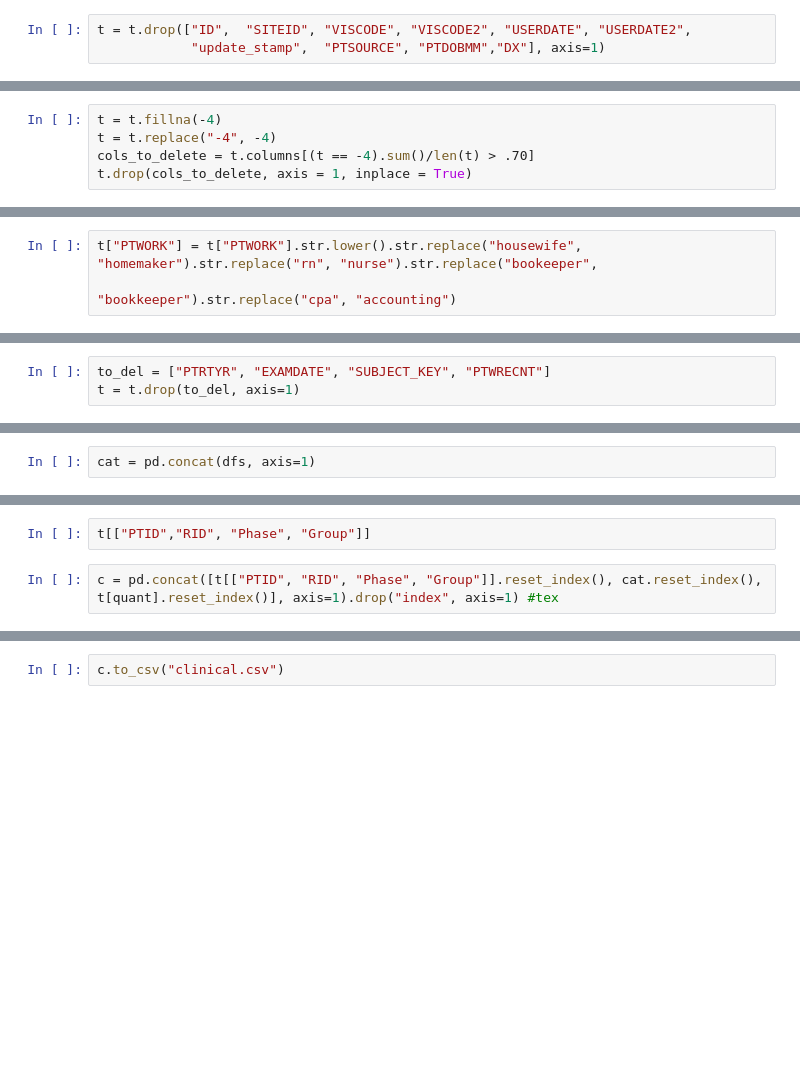
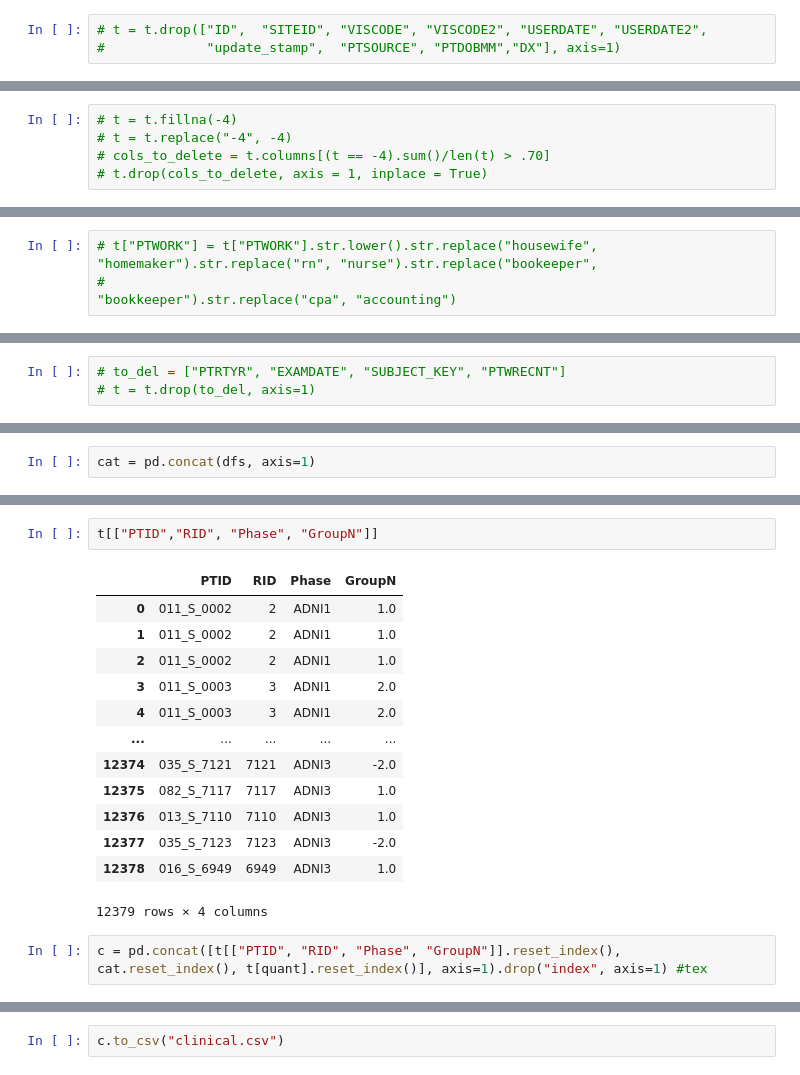
Before and after one commit to iponugoti/ADDetection, a Jupyter notebook: preprocess_clinical/create_clinical_dataset.ipynb, the cells around one changed output, grey strips where cells are left out. Drawn from its saved outputs; the diff is of its cells as text; blank space fills up the shorter version.

```diff
--- a/preprocess_clinical/create_clinical_dataset.ipynb
+++ b/preprocess_clinical/create_clinical_dataset.ipynb
@@ -92,3 +147,3 @@ t.head()
 # %%
-t = t.drop(["ID",  "SITEID", "VISCODE", "VISCODE2", "USERDATE", "USERDATE2",
-            "update_stamp",  "PTSOURCE", "PTDOBMM","DX"], axis=1)
+# t = t.drop(["ID",  "SITEID", "VISCODE", "VISCODE2", "USERDATE", "USERDATE2",
+#             "update_stamp",  "PTSOURCE", "PTDOBMM","DX"], axis=1)
@@ -99,7 +160,7 @@ t.columns
 # %%
-t = t.fillna(-4)
-t = t.replace("-4", -4)
-cols_to_delete = t.columns[(t == -4).sum()/len(t) > .70]
-t.drop(cols_to_delete, axis = 1, inplace = True)
+# t = t.fillna(-4)
+# t = t.replace("-4", -4)
+# cols_to_delete = t.columns[(t == -4).sum()/len(t) > .70]
+# t.drop(cols_to_delete, axis = 1, inplace = True)
 # %%
 len(t.columns)
@@ -106,5 +181,5 @@ len(t.columns)
 # %%
-t["PTWORK"] = t["PTWORK"].str.lower().str.replace("housewife", "homemaker").str.replace("rn", "nurse").str.replace("bookeeper",
-                                                                                                                   "bookkeeper").str.replace("cpa", "accounting")
+# t["PTWORK"] = t["PTWORK"].str.lower().str.replace("housewife", "homemaker").str.replace("rn", "nurse").str.replace("bookeeper",
+#                                                                                                                    "bookkeeper").str.replace("cpa", "accounting")
 # %%
 t["PTWORK"] = t["PTWORK"].fillna("-4").astype(str)
@@ -171,4 +301,4 @@ for col in cols_left:
 # %%
-to_del = ["PTRTYR", "EXAMDATE", "SUBJECT_KEY", "PTWRECNT"]
-t = t.drop(to_del, axis=1)
+# to_del = ["PTRTYR", "EXAMDATE", "SUBJECT_KEY", "PTWRECNT"]
+# t = t.drop(to_del, axis=1)
 # %%
@@ -200,6 +344,20 @@ cat
 # %%
-t[["PTID","RID", "Phase", "Group"]]
+t[["PTID","RID", "Phase", "GroupN"]]
+# %% [output]
+|  | PTID | RID | Phase | GroupN |
+| 0 | 011_S_0002 | 2 | ADNI1 | 1.0 |
+| 1 | 011_S_0002 | 2 | ADNI1 | 1.0 |
+| 2 | 011_S_0002 | 2 | ADNI1 | 1.0 |
+| 3 | 011_S_0003 | 3 | ADNI1 | 2.0 |
+| 4 | 011_S_0003 | 3 | ADNI1 | 2.0 |
+| ... | ... | ... | ... | ... |
+| 12374 | 035_S_7121 | 7121 | ADNI3 | -2.0 |
+| 12375 | 082_S_7117 | 7117 | ADNI3 | 1.0 |
+| 12376 | 013_S_7110 | 7110 | ADNI3 | 1.0 |
+| 12377 | 035_S_7123 | 7123 | ADNI3 | -2.0 |
+| 12378 | 016_S_6949 | 6949 | ADNI3 | 1.0 |
+12379 rows × 4 columns
 # %%
-c = pd.concat([t[["PTID", "RID", "Phase", "Group"]].reset_index(), cat.reset_index(), t[quant].reset_index()], axis=1).drop("index", axis=1) #tex
+c = pd.concat([t[["PTID", "RID", "Phase", "GroupN"]].reset_index(), cat.reset_index(), t[quant].reset_index()], axis=1).drop("index", axis=1) #tex
 # %%
 c
```
Also changed, not shown: parts of 28 cells of this notebook, 8 other files.
